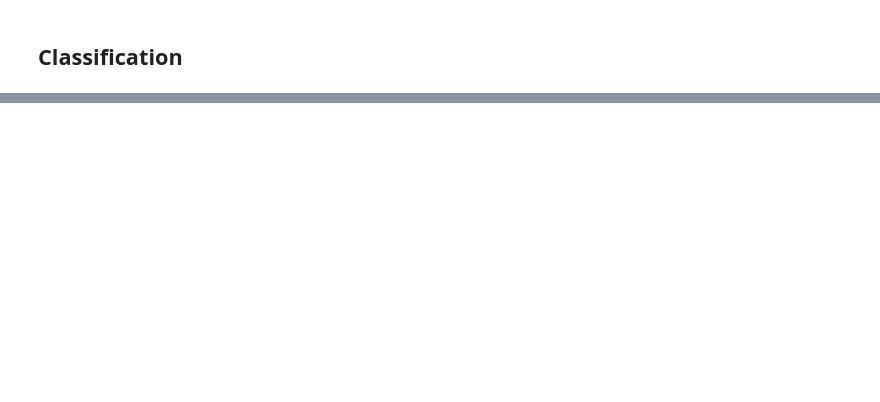
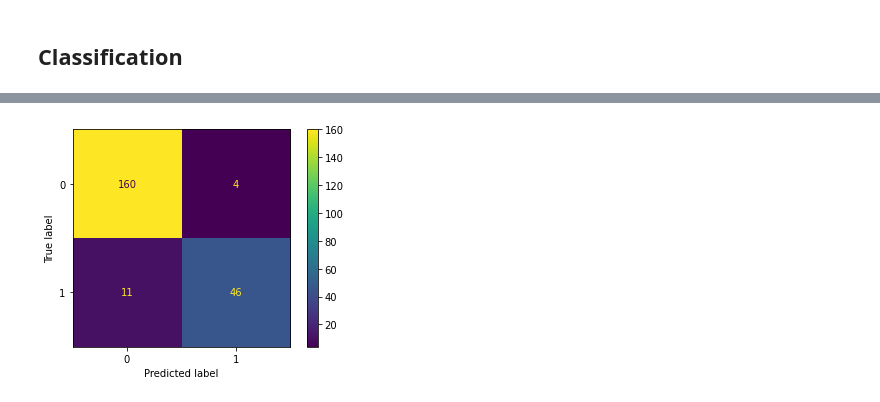
Before and after one commit to nikodallanoce/DataMiningProject, a Jupyter notebook: DM_14_TASK3/DM_14_predictive_analysis.ipynb, the cells around one changed output, grey strips where cells are left out. Saved outputs shown, nothing was run; the diff lists cells and outputs as text; code cells hidden in the pictures; blank space fills up the shorter version.

```diff
--- a/DM_14_TASK3/DM_14_predictive_analysis.ipynb
+++ b/DM_14_TASK3/DM_14_predictive_analysis.ipynb
@@ -190,0 +217,7 @@ df_players
+# %%
+df_players.drop(
+        columns=['name', 'sex', 'ioc', 'hand', 'age_range', 'ht_range', 'rank_range', 'rank_points', 'rank',
+                 'p_w_Hard', 'p_w_Clay', 'p_w_Grass', 'ioc_num', 'hand_num'],
+        axis=1,
+        inplace=True)
+#label = df_players.pop('label')
@@ -190,0 +226,16 @@ df_players
+# %%
+from sklearn.model_selection import train_test_split
+
+df_players_female = df_players[df_players['sex_num'] == 0]
+print("Female distribution\n" +str(df_players_female['label'].value_counts()))
+label = df_players_female.pop('label')
+df_players_female.pop('sex_num')
+train_set_f, test_set_f, train_label_f, test_label_f = train_test_split(df_players_female, label, stratify=label, test_size=0.20)
+
+df_players_male = df_players[df_players['sex_num'] == 1]
+print("Male distribution\n" +str(df_players_male['label'].value_counts()))
+label= df_players_male.pop('label')
+df_players_male.pop('sex_num')
+
+train_set_m, test_set_m, train_label_m, test_label_m = train_test_split(df_players_male, label, stratify=label, test_size=0.20)
+label = df_players.pop('label')
@@ -190,0 +253,15 @@ df_players
+# %%
+TARGET = 'male'
+
+if TARGET not in ['male', 'female', 'both']:
+  assert False
+elif TARGET=='male':
+
+  train_set, test_set, train_label, test_label = train_set_m, test_set_m, train_label_m, test_label_m
+
+elif TARGET=='female':
+
+  train_set, test_set, train_label, test_label = train_set_m, test_set_m, train_label_m, test_label_m
+
+elif TARGET =='both':
+  train_set, test_set, train_label, test_label = train_test_split(df_players, label, stratify=label, test_size=0.20)
@@ -275,0 +358,8 @@ memory usage: 339.5 KB
+# %%
+#it is possible to plot the confusion matrix
+from sklearn.metrics import ConfusionMatrixDisplay
+import matplotlib.pyplot as plt
+ConfusionMatrixDisplay.from_estimator(dt, test_set, test_label)
+plt.show()
+# %% [output]
+[figure, added]
```
Also changed, not shown: parts of 111 cells of this notebook.
